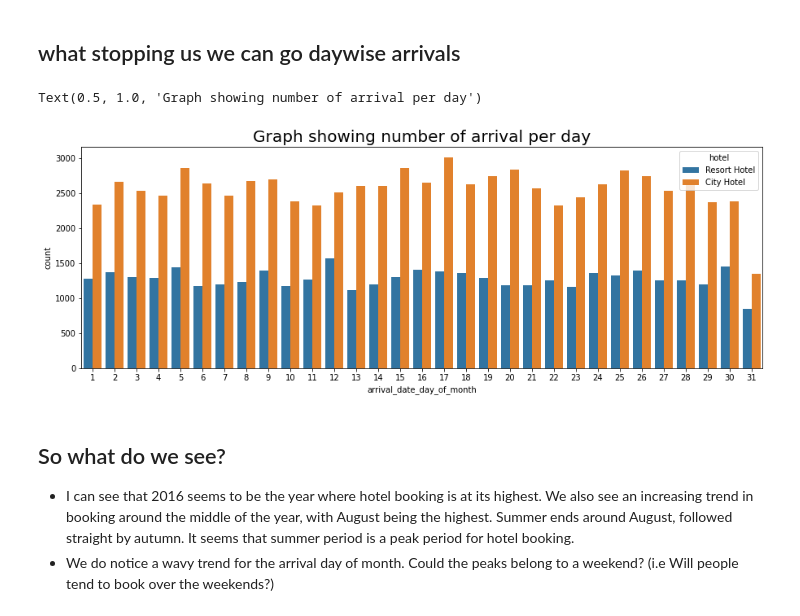
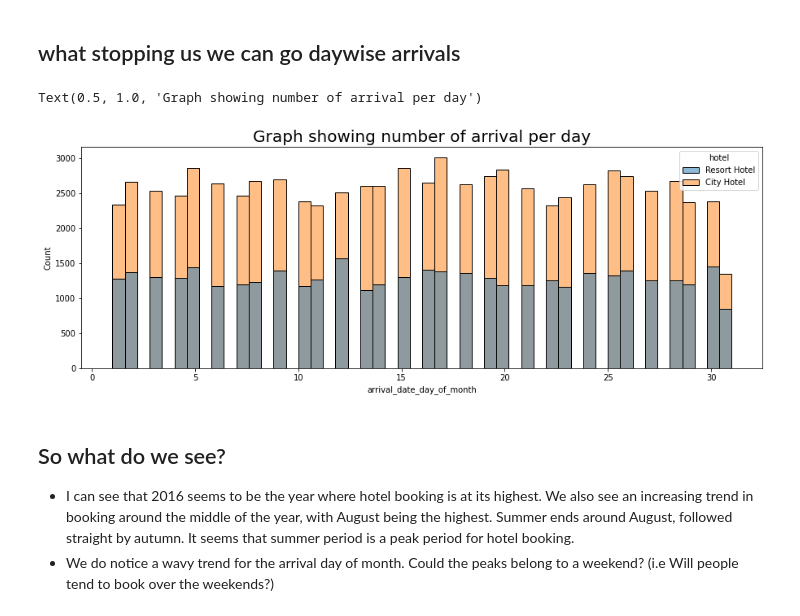
Before and after one commit to Deven876/Capstone-1-Hotel-Booking-Analysis, a Jupyter notebook: Capstone_Project_1_Hotel_Booking_Analysis.ipynb, the cells around one changed output. Cells and saved outputs as stored; diff of their text form; code cells hidden in the pictures.

```diff
--- a/Capstone_Project_1_Hotel_Booking_Analysis.ipynb
+++ b/Capstone_Project_1_Hotel_Booking_Analysis.ipynb
@@ -350,12 +354,12 @@ Text(0.5, 1.0, 'plot showing number of arrival per month')
  ![cp3.jpg](embedded-picture-1)
  ## what stopping us we can go daywise arrivals
 # %%
-# creating graph showing day wise arrivals
+# creating graph showing day wise arrivals usinh histogram
 plt.figure(figsize=(15,5))
-sns.countplot(data =arrival, x = 'arrival_date_day_of_month', hue = 'hotel').set_title('Graph showing number of arrival per day', fontsize = 20)
+sns.histplot(data =arrival, x = 'arrival_date_day_of_month', hue= 'hotel').set_title('Graph showing number of arrival per day', fontsize = 20)
 # %% [output]
 Text(0.5, 1.0, 'Graph showing number of arrival per day')
-[figure, old version]
+[figure, new version]
 # %% [markdown]
 ## So what do we see?
 - I can see that 2016 seems to be the year where hotel booking is at its highest. We also see an increasing trend in booking around the middle of the year, with August being the highest. Summer ends around August, followed straight by autumn. It seems that summer period is a peak period for hotel booking.
```
Also changed, not shown: parts of 14 cells of this notebook.
